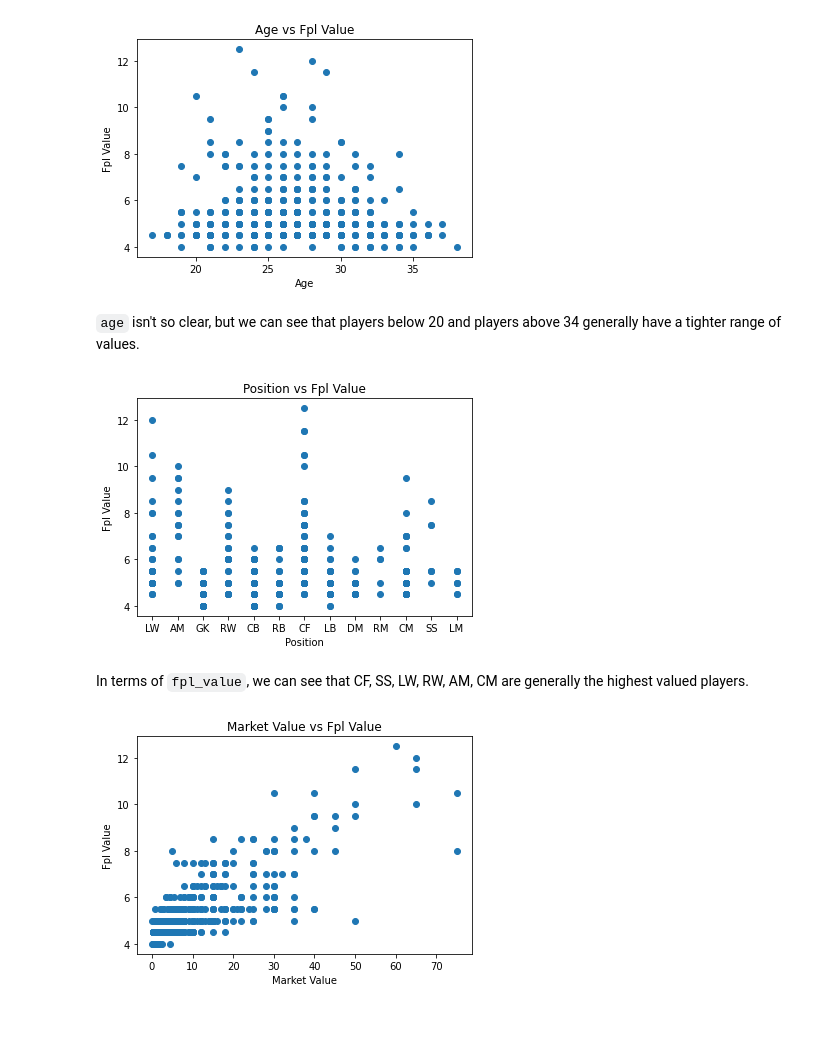
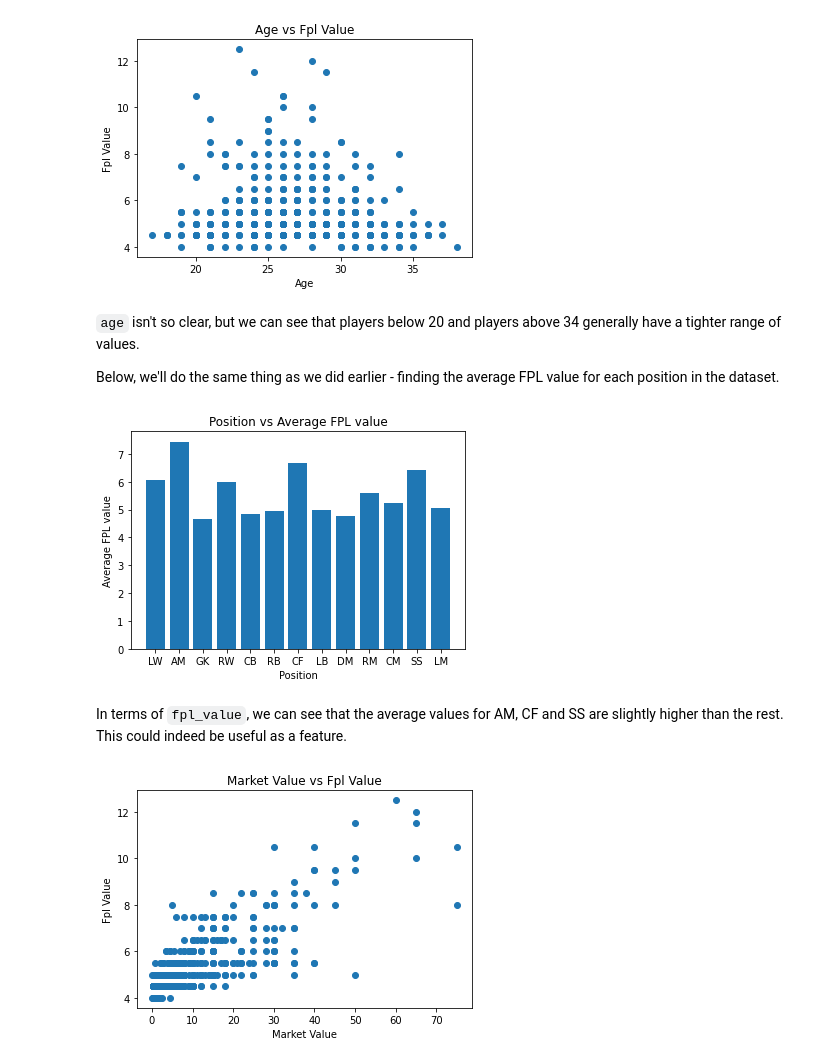
Before and after one commit to AmritShetra/football_stats, a Jupyter notebook: Notebook.ipynb, the cells around one changed output. Drawn from its saved outputs; the diff is of its cells as text; code cells hidden in the pictures; blank space fills up the shorter version.

```diff
--- a/Notebook.ipynb
+++ b/Notebook.ipynb
@@ -91,12 +137,28 @@ plot_scatter(data, 'age', 'fpl_value')
 [figure]
 # %% [markdown]
 `age` isn't so clear, but we can see that players below 20 and players above 34 generally have a tighter range of values.
+
+Below, we'll do the same thing as we did earlier - finding the average FPL value for each position in the dataset.
-# %%
-plot_scatter(data, 'position', 'fpl_value')
-# %% [output]
-[figure, removed]
+# %%
+position_averages = {}
+for pos in data['position'].unique():
+    position = data.loc[data['position']==pos]
+    average = sum(
+        position['fpl_value']
+    )
+    position_averages[pos] = average / len(position)
+
+plt.bar(
+    position_averages.keys(), list(position_averages.values())
+)
+plt.title('Position vs Average FPL value')
+plt.xlabel('Position')
+plt.ylabel('Average FPL value')
+plt.show()
+# %% [output]
+[figure, added]
 # %% [markdown]
-In terms of `fpl_value`, we can see that CF, SS, LW, RW, AM, CM are generally the highest valued players.
+In terms of `fpl_value`, we can see that the average values for AM, CF and SS are slightly higher than the rest. This could indeed be useful as a feature.
 # %%
 plot_scatter(data, 'market_value', 'fpl_value')
 plot_scatter(data, 'fpl_points', 'fpl_value')
```
Also changed, not shown: parts of 14 cells of this notebook, 1 other file.
